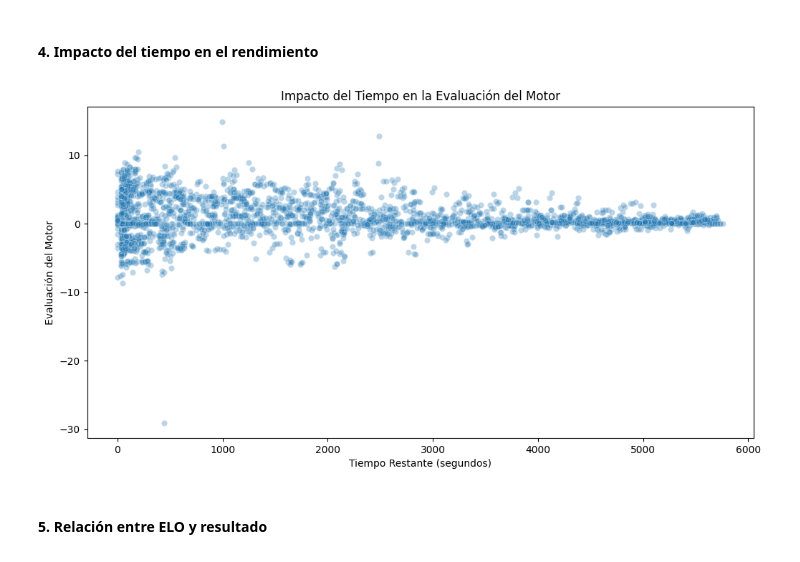
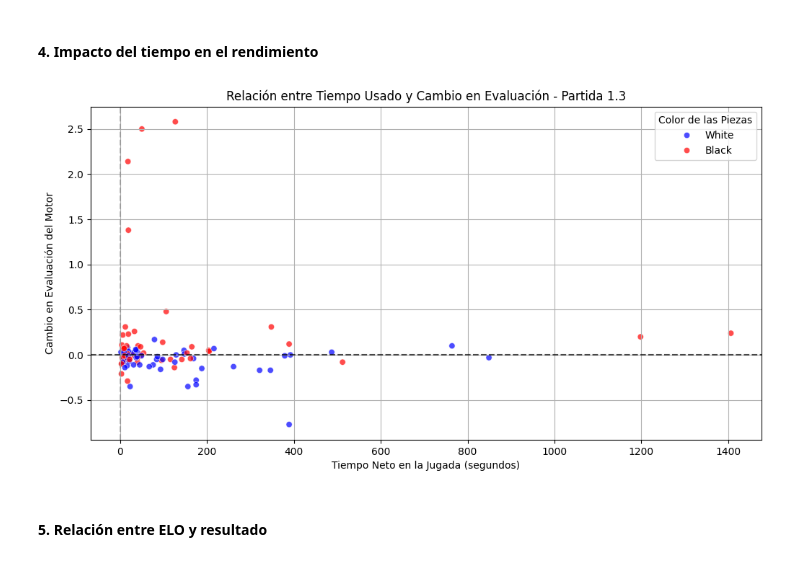
Before and after one commit to lunahernandez/ChessTournamentAnalysis, a Jupyter notebook: notebooks/Analysis.ipynb, the cells around one changed output. Saved outputs shown, nothing was run; the diff lists cells and outputs as text; code cells hidden in the pictures.

```diff
--- a/notebooks/Analysis.ipynb
+++ b/notebooks/Analysis.ipynb
@@ -134,18 +134,49 @@ engine_evaluation("1.5")
 [figure]
 # %% [markdown]
 #### 4. Impacto del tiempo en el rendimiento
-# %%
-def time_impact():
-    plt.figure(figsize=(12, 6))
-    sns.scatterplot(data=moves_df, x="Time (seconds)", y="Evaluation", alpha=0.3)
-    plt.title("Impacto del Tiempo en la Evaluación del Motor")
-    plt.xlabel("Tiempo Restante (segundos)")
-    plt.ylabel("Evaluación del Motor")
-    plt.show()
-
-time_impact()
-# %% [output]
-[figure, removed]
+# %%
+def time_vs_eval_change_single_game(moves_df, round_number):
+    game_moves = moves_df[moves_df["Round"] == round_number].copy()
+
+    game_moves["Time (seconds)"] = pd.to_numeric(game_moves["Time (seconds)"], errors="coerce")
+    game_moves.dropna(subset=["Evaluation", "Time (seconds)"], inplace=True)
+
+    game_moves["Time Net"] = game_moves["Time (seconds)"] - 30
+    game_moves["Time Net"] = game_moves["Time Net"].apply(lambda x: max(x, 0))
+
+    game_moves["Color Order"] = game_moves["Color"].map({"White": 0, "Black": 1})
+    game_moves.sort_values(by=["Move Number", "Color Order"], inplace=True)
+    game_moves.drop(columns=["Color Order"], inplace=True)
+
+    game_moves["Time Difference"] = - (game_moves["Time Net"] - game_moves.groupby("Color")["Time (seconds)"].shift(1))
+
+    game_moves["Eval Change"] = game_moves["Evaluation"].diff()
+
+    game_moves.dropna(subset=["Time Difference", "Eval Change"], inplace=True)
+
+    plt.figure(figsize=(12, 6))
+    sns.scatterplot(
+        data=game_moves,
+        x="Time Difference",
+        y="Eval Change",
+        hue="Color",
+        alpha=0.7,
+        palette={"White": "blue", "Black": "red"}
+    )
+
+    plt.axhline(0, color="black", linestyle="--", alpha=0.7)
+    plt.axvline(0, color="gray", linestyle="--", alpha=0.5)
+    plt.title(f"Relación entre Tiempo Usado y Cambio en Evaluación - Partida {round_number}")
+    plt.xlabel("Tiempo Neto en la Jugada (segundos)")
+    plt.ylabel("Cambio en Evaluación del Motor")
+    plt.grid(True)
+    plt.legend(title="Color de las Piezas")
+
+    plt.show()
+
+time_vs_eval_change_single_game(moves_df, "1.3")
+# %% [output]
+[figure, added]
 # %% [markdown]
 #### 5. Relación entre ELO y resultado
 # %%
```
Also changed, not shown: parts of 5 cells of this notebook, 1 other file.
